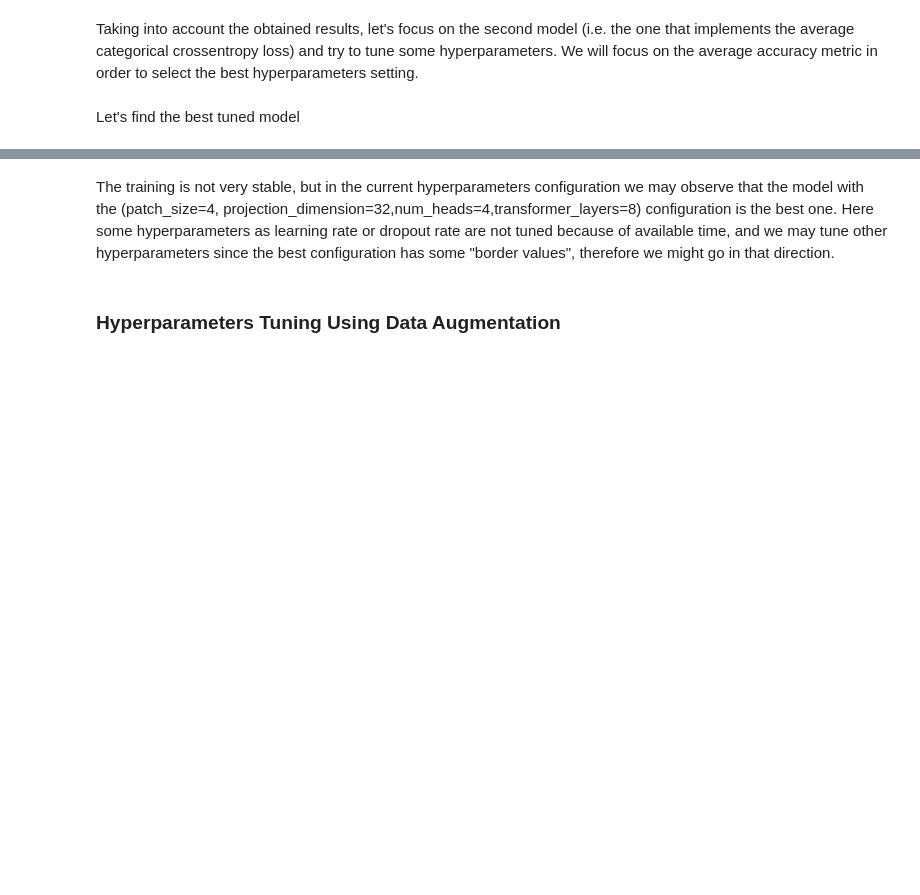
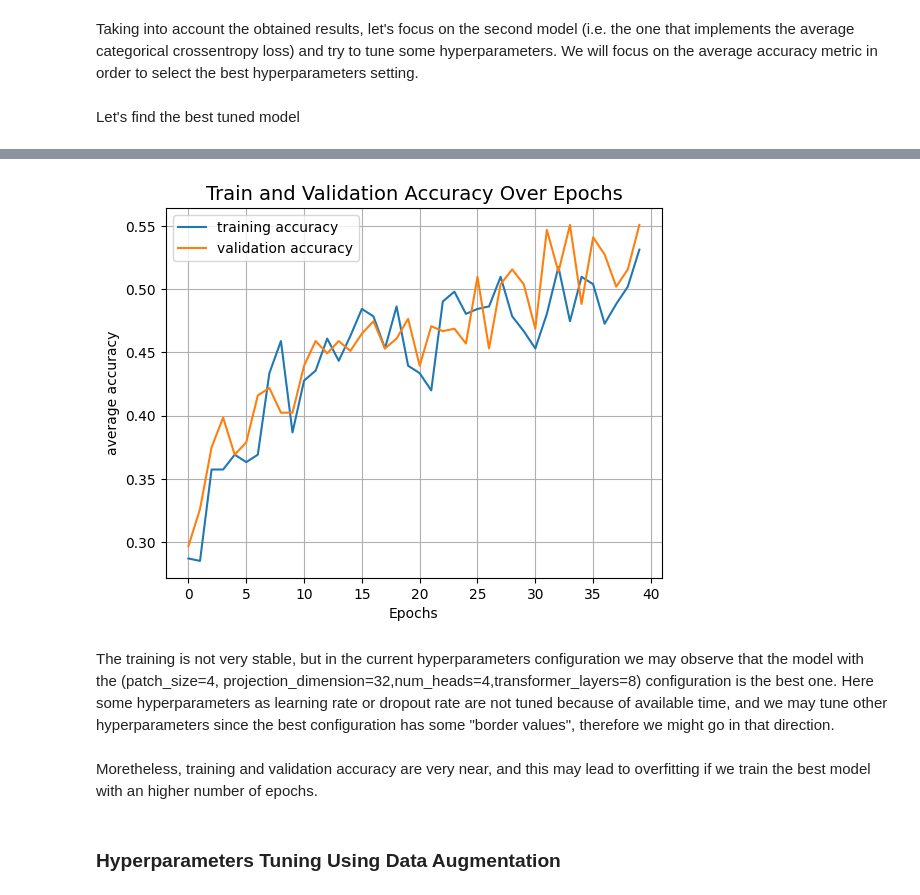
Before and after one commit to kor80/CIFAR-10-Separation, a Jupyter notebook: cifar_10_separation_eng.ipynb, the cells around one changed output, grey strips where cells are left out. Drawn from its saved outputs; the diff is of its cells as text; code cells hidden in the pictures; blank space fills up the shorter version.

Commit message:
Model 3.2
- Minor changes

```diff
--- a/cifar_10_separation_eng.ipynb
+++ b/cifar_10_separation_eng.ipynb
@@ -824,5 +824,12 @@ plot_gaussians(means, sdevs, names)
+# %%
+best_model_name_ht = get_best_model_name(results_ht)
+accuracy_plot(results_ht[best_model_name_ht]['history'])
+# %% [output]
+[figure, added]
 # %% [markdown]
 The training is not very stable, but in the current hyperparameters configuration we may observe that the model with the (patch_size=4, projection_dimension=32,num_heads=4,transformer_layers=8) configuration is the best one. Here some hyperparameters as learning rate or dropout rate are not tuned because of available time, and we may tune other hyperparameters since the best configuration has some "border values", therefore we might go in that direction.
+# %% [markdown]
+Moretheless, training and validation accuracy are very near, and this may lead to overfitting if we train the best model with an higher number of epochs.
 # %% [markdown]
 ### Hyperparameters Tuning Using Data Augmentation
 # %%
```
Also changed, not shown: parts of 9 cells of this notebook.
